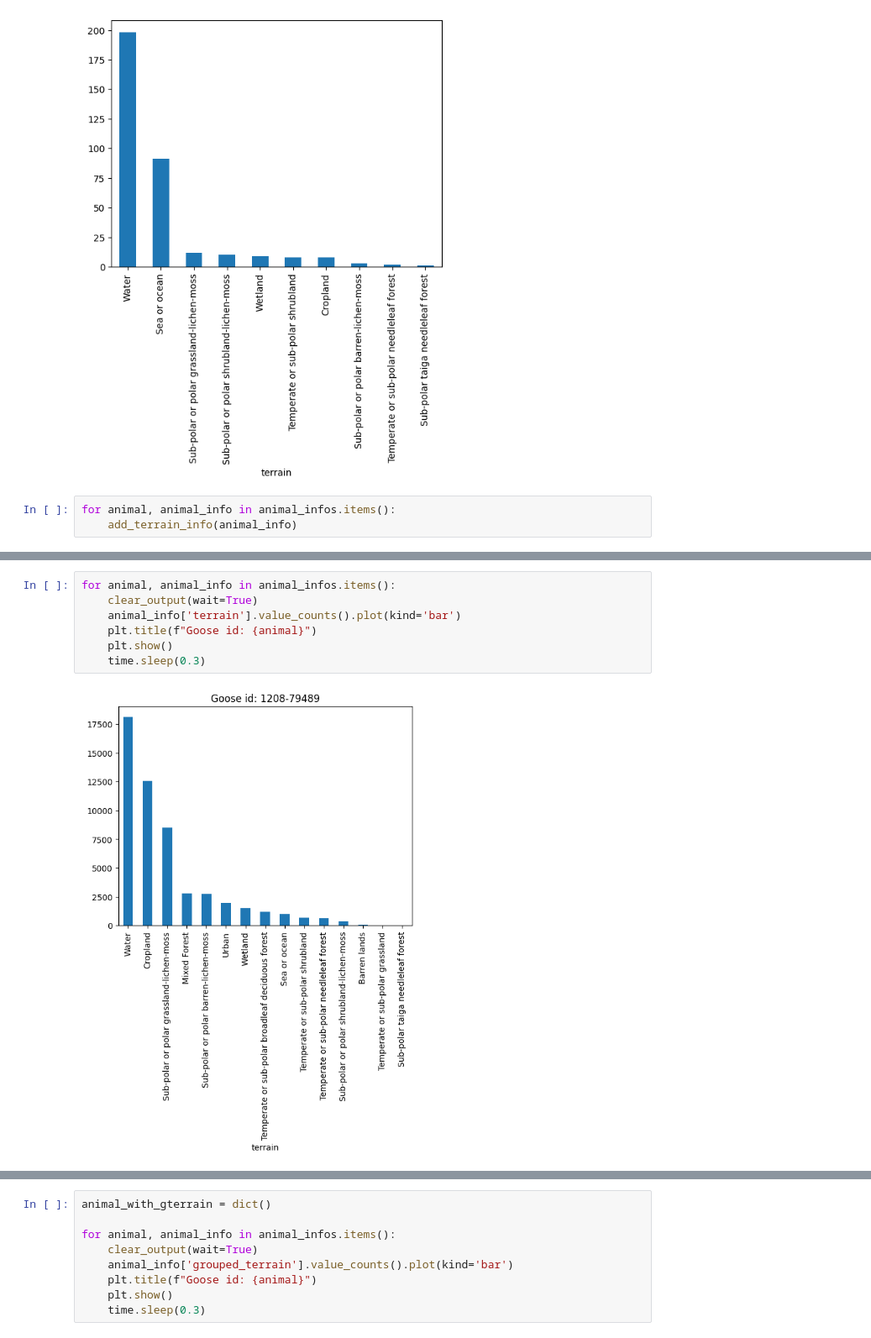
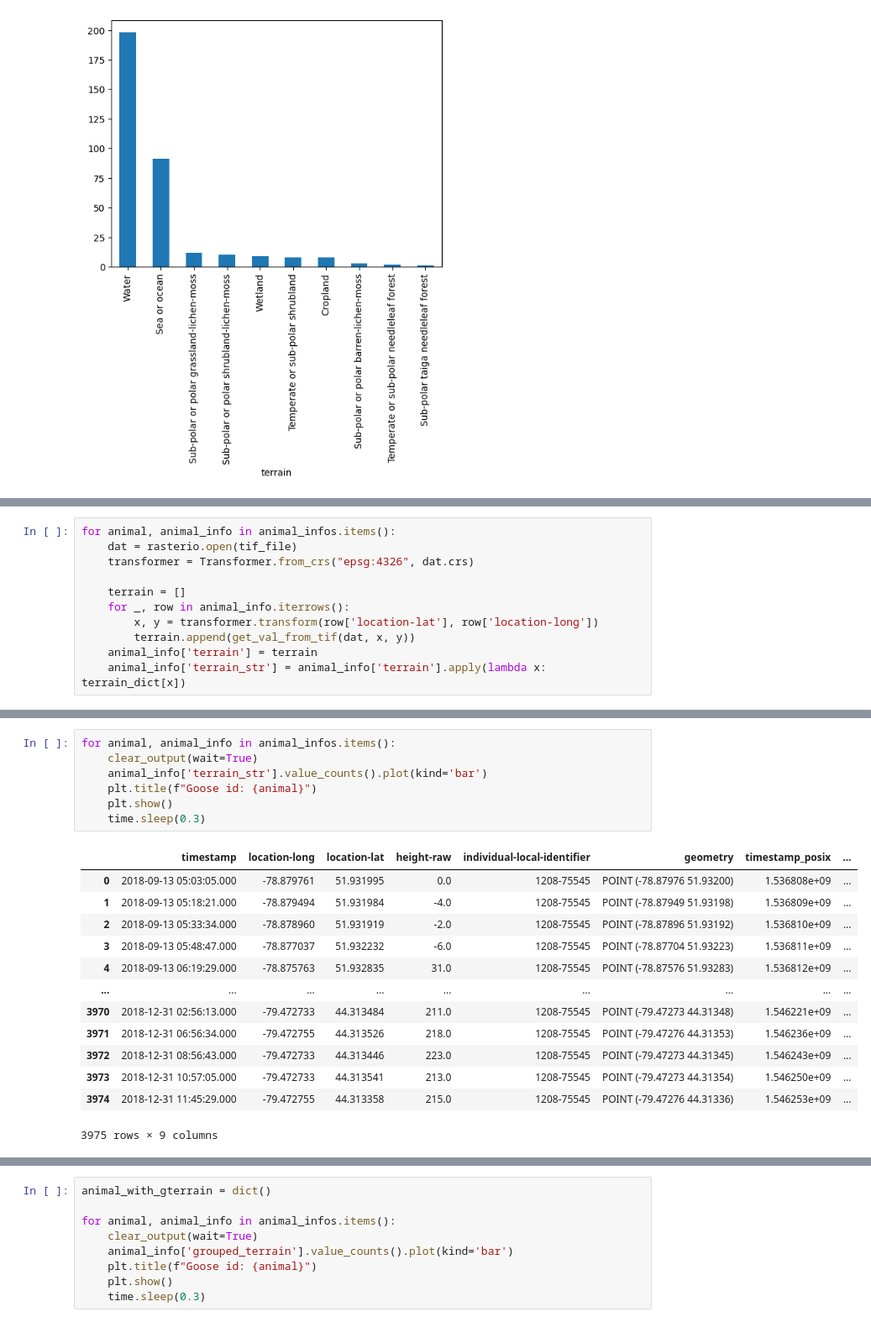
Before and after one commit to Chebawca21/canadian_goose_interactions, a Jupyter notebook: test.ipynb, the cells around one changed output, grey strips where cells are left out. Shown at 84% size. Drawn from its saved outputs; the diff is of its cells as text.

```diff
--- a/test.ipynb
+++ b/test.ipynb
@@ -340,6 +340,3 @@ bird_interactions['terrain'].value_counts().plot(kind='bar')
 # %% [output]
 <Axes: xlabel='terrain'>
 [figure]
-# %%
-for animal, animal_info in animal_infos.items():
-    add_terrain_info(animal_info)
@@ -351,0 +343,11 @@ See the caveats in the documentation: https://pandas.pydata.org/pandas-docs/stab
+# %%
+for animal, animal_info in animal_infos.items():
+    dat = rasterio.open(tif_file)
+    transformer = Transformer.from_crs("epsg:4326", dat.crs)
+
+    terrain = []
+    for _, row in animal_info.iterrows():
+        x, y = transformer.transform(row['location-lat'], row['location-long'])
+        terrain.append(get_val_from_tif(dat, x, y))
+    animal_info['terrain'] = terrain
+    animal_info['terrain_str'] = animal_info['terrain'].apply(lambda x: terrain_dict[x])
@@ -352,12 +372,24 @@ See the caveats in the documentation: https://pandas.pydata.org/pandas-docs/stab
 # %%
 for animal, animal_info in animal_infos.items():
     clear_output(wait=True)
-    animal_info['terrain'].value_counts().plot(kind='bar')
+    animal_info['terrain_str'].value_counts().plot(kind='bar')
     plt.title(f"Goose id: {animal}")
     plt.show()
     time.sleep(0.3)
 # %% [output]
-[figure, removed]
+|  | timestamp | location-long | location-lat | height-raw | individual-local-identifier | geometry | timestamp_posix | ... |
+| 0 | 2018-09-13 05:03:05.000 | -78.879761 | 51.931995 | 0.0 | 1208-75545 | POINT (-78.87976 51.93200) | 1.536808e+09 | ... |
+| 1 | 2018-09-13 05:18:21.000 | -78.879494 | 51.931984 | -4.0 | 1208-75545 | POINT (-78.87949 51.93198) | 1.536809e+09 | ... |
+| 2 | 2018-09-13 05:33:34.000 | -78.878960 | 51.931919 | -2.0 | 1208-75545 | POINT (-78.87896 51.93192) | 1.536810e+09 | ... |
+| 3 | 2018-09-13 05:48:47.000 | -78.877037 | 51.932232 | -6.0 | 1208-75545 | POINT (-78.87704 51.93223) | 1.536811e+09 | ... |
+| 4 | 2018-09-13 06:19:29.000 | -78.875763 | 51.932835 | 31.0 | 1208-75545 | POINT (-78.87576 51.93283) | 1.536812e+09 | ... |
+| ... | ... | ... | ... | ... | ... | ... | ... | ... |
+| 3970 | 2018-12-31 02:56:13.000 | -79.472733 | 44.313484 | 211.0 | 1208-75545 | POINT (-79.47273 44.31348) | 1.546221e+09 | ... |
+| 3971 | 2018-12-31 06:56:34.000 | -79.472755 | 44.313526 | 218.0 | 1208-75545 | POINT (-79.47276 44.31353) | 1.546236e+09 | ... |
+| 3972 | 2018-12-31 08:56:43.000 | -79.472733 | 44.313446 | 223.0 | 1208-75545 | POINT (-79.47273 44.31345) | 1.546243e+09 | ... |
+| 3973 | 2018-12-31 10:57:05.000 | -79.472733 | 44.313541 | 213.0 | 1208-75545 | POINT (-79.47273 44.31354) | 1.546250e+09 | ... |
+| 3974 | 2018-12-31 11:45:29.000 | -79.472755 | 44.313358 | 215.0 | 1208-75545 | POINT (-79.47276 44.31336) | 1.546253e+09 | ... |
+3975 rows × 9 columns
 # %%
 terrain_dict = {
     0: 'Sea or ocean',
```
Also changed, not shown: parts of 8 cells of this notebook.
